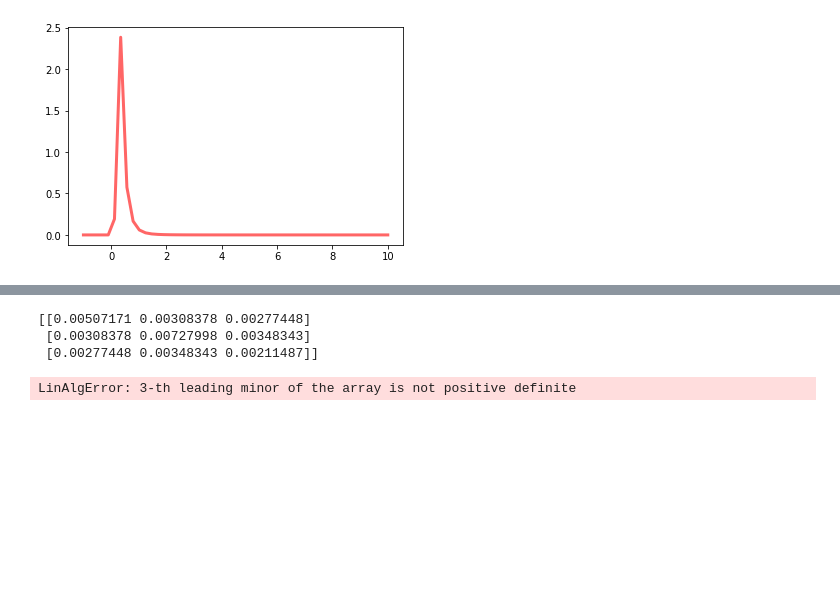
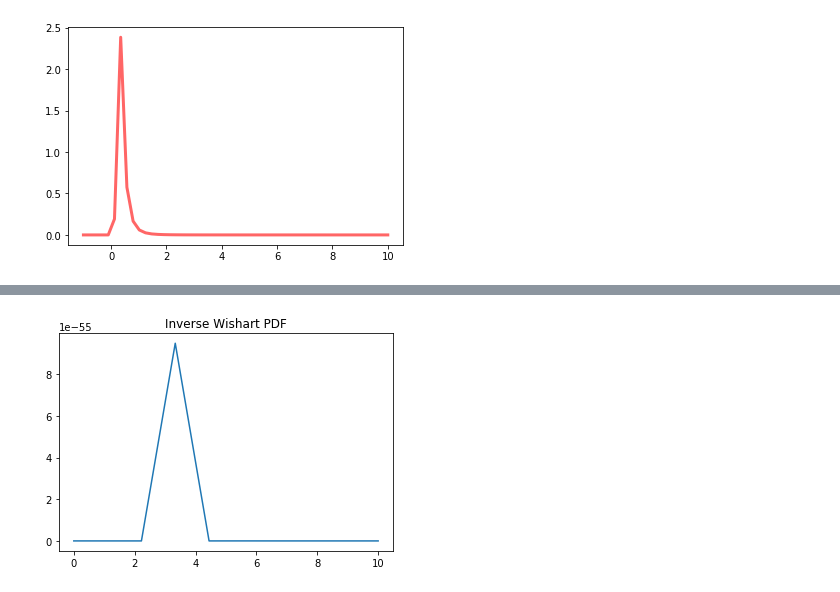
Before and after one commit to ronaldpereira/oriented-project-machine-learning, a Jupyter notebook: poc2/Distribution Density.ipynb, the cells around one changed output, grey strips where cells are left out. Cells and saved outputs as stored; diff of their text form; code cells hidden in the pictures; blank space fills up the shorter version.

Commit message:
inverse wishart pdf plot

```diff
--- a/poc2/Distribution Density.ipynb
+++ b/poc2/Distribution Density.ipynb
@@ -210,9 +210,9 @@ def wiki2scipy(alpha, beta):
 def updateParams(alpha, beta, samples, new_samples):
     samples += new_samples
     alpha = alpha + len(new_samples) / 2
-    print('old beta:',beta)
-    beta = beta + (np.sum((np.array(new_samples) - .5) ** 2) / 2)
-    print('new beta:',beta)
+    print("old beta:", beta)
+    beta = beta + (np.sum((np.array(new_samples) - 0.5) ** 2) / 2)
+    print("new beta:", beta)
     return alpha, beta, samples
 
 
@@ -281,12 +281,15 @@ loc = 0.04364833947331556
 # %%
 a = []
 
-for _ in range(5):
-    a.append(inv_gamma_dist.rvs(size=3))
+for _ in range(10):
+    a.append(inv_gamma_dist.rvs(size=10))
 
-print("A =",a)
+a = np.array(a)
 
-b = np.transpose(a) @ a
+print("A =", a)
 
-print("B =",b)
+b_cov = np.dot(a, a.T)
+
+print("B =", b_cov)
+print(b_cov.shape)
 # %% [output]
@@ -297,27 +313,19 @@ B = [[0.61508161 0.55714518 0.47342957]
-# %%
-b_cov = np.cov(b)
-
-print(b_cov)
-# %% [output]
-[[0.00507171 0.00308378 0.00277448]
- [0.00308378 0.00727998 0.00348343]
- [0.00277448 0.00348343 0.00211487]]
 # %%
 import matplotlib.pyplot as plt
 from scipy.stats import invwishart, invgamma
+np.random.seed(1212)
 
-x = np.linspace(0.1, 1, 3)
+iw = invwishart(df=len(b_cov), scale=b_cov)
 
-iw = invwishart.pdf(x, df=len(b_cov), scale=b_cov)
+iw_pdfs = []
+for _ in range(10):
+    x_iw = np.random.uniform(0, 1, size=(10,10))
+    x_iw = np.dot(x_iw, x_iw.T)
+    iw_pdfs.append(iw.pdf(x_iw))
 
-plt.plot(x, iw)
+x = np.linspace(0, 10, 10)
+plt.plot(x, iw_pdfs)
 plt.title("Inverse Wishart PDF")
 plt.show()
-
-ig = invgamma.pdf(x, a=(6 / 2.0), scale=(1.0 / 2))
-
-plt.plot(x, ig)
-plt.title("Inverse Gamma PDF")
-plt.show()
 # %% [output]
-LinAlgError: 3-th leading minor of the array is not positive definite
+[figure, added]
```
Also changed, not shown: parts of 3 cells of this notebook.
